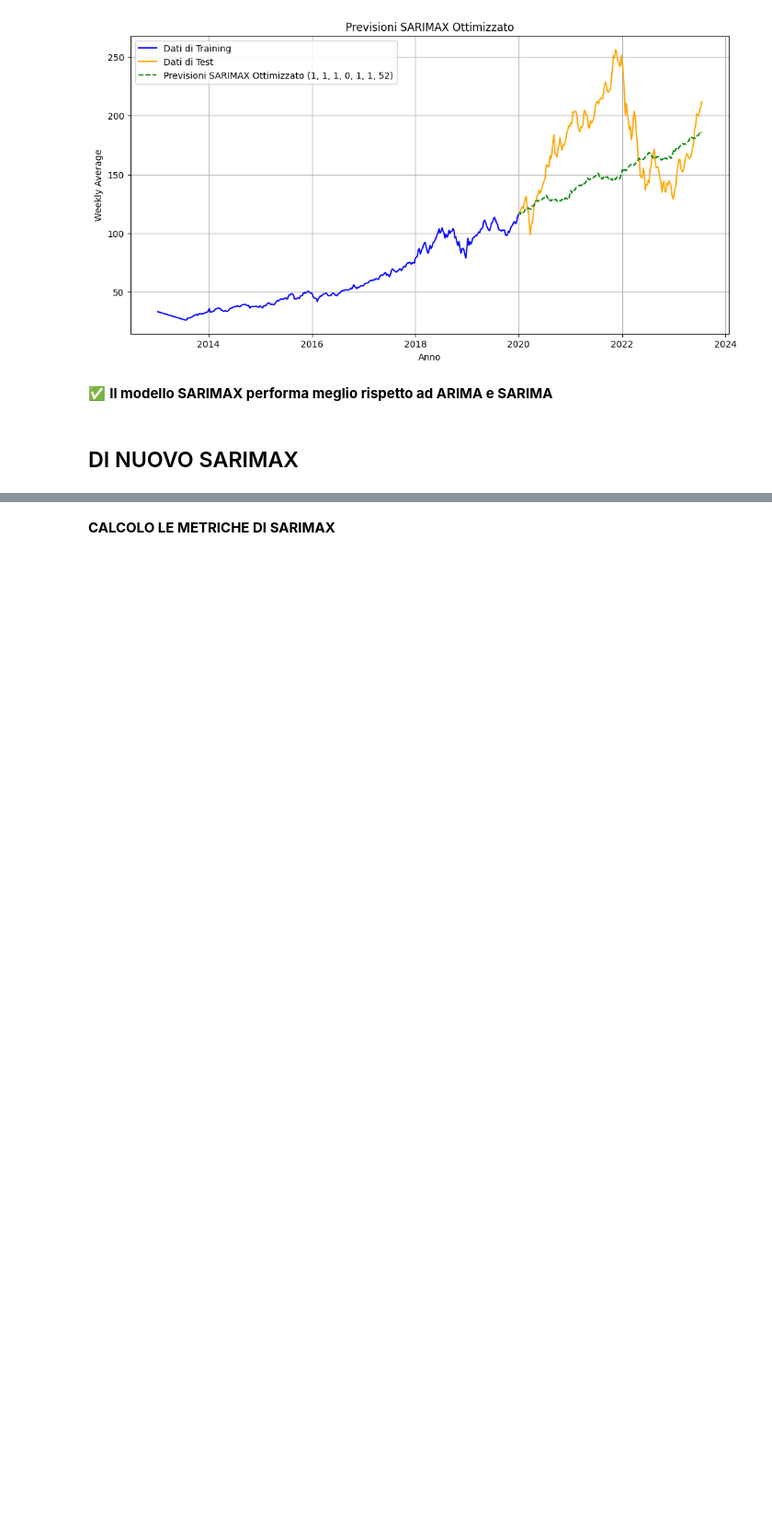
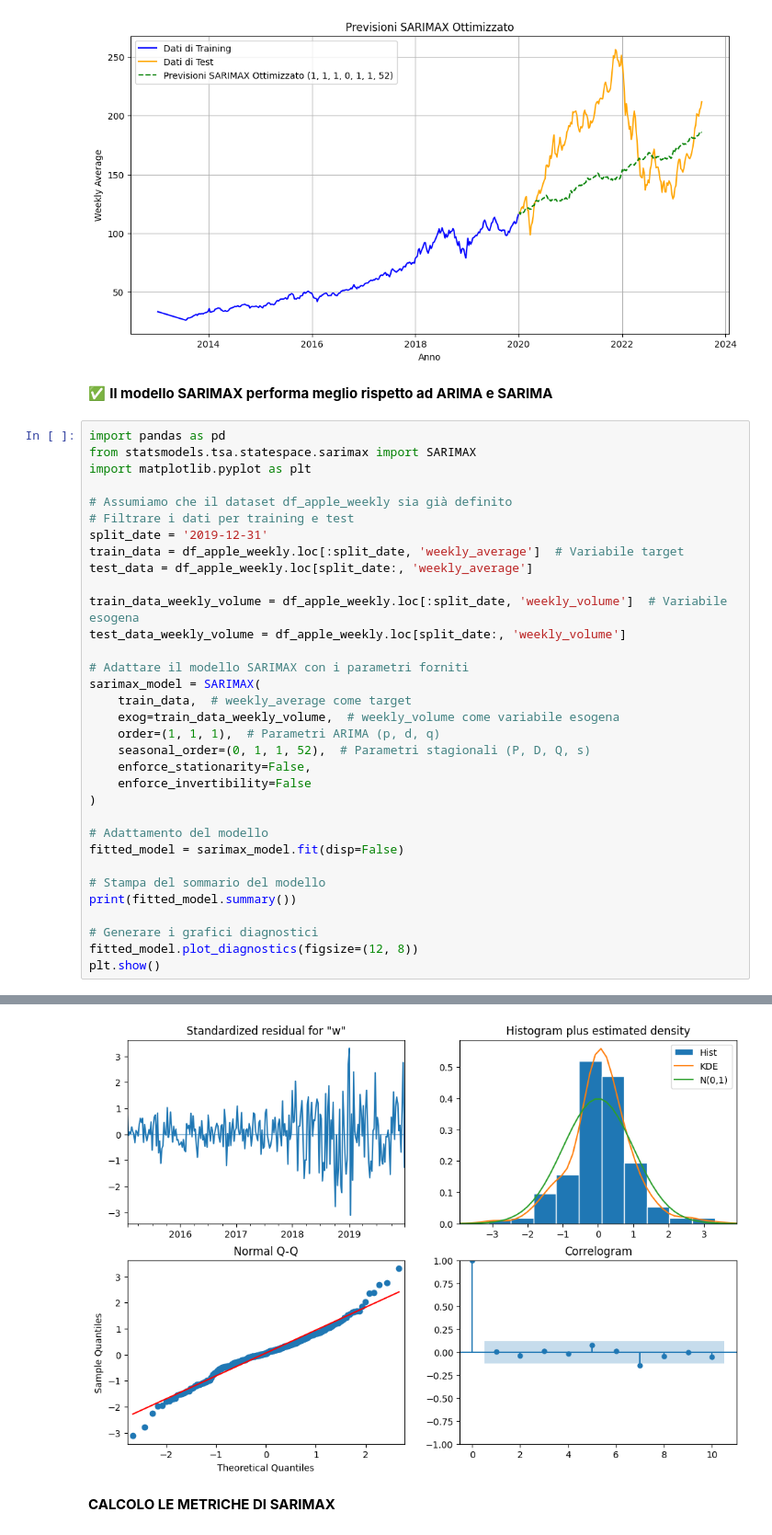
Before and after one commit to diegosantarelli/Data_science_2024, a Jupyter notebook: DS_Python/Stock_market.ipynb, the cells around one changed output, grey strips where cells are left out. Shown at 92% size. Saved outputs shown, nothing was run; the diff lists cells and outputs as text; blank space fills up the shorter version.

```diff
--- a/DS_Python/Stock_market.ipynb
+++ b/DS_Python/Stock_market.ipynb
@@ -954,5 +924,37 @@ RMSE del modello ottimizzato: 45.31
 [figure]
 # %% [markdown]
 ✅ **Il modello SARIMAX performa meglio rispetto ad ARIMA e SARIMA**
-# %% [markdown]
-## DI NUOVO SARIMAX
+# %%
+import pandas as pd
+from statsmodels.tsa.statespace.sarimax import SARIMAX
+import matplotlib.pyplot as plt
+
+# Assumiamo che il dataset df_apple_weekly sia già definito
+# Filtrare i dati per training e test
+split_date = '2019-12-31'
+train_data = df_apple_weekly.loc[:split_date, 'weekly_average']  # Variabile target
+test_data = df_apple_weekly.loc[split_date:, 'weekly_average']
+
+train_data_weekly_volume = df_apple_weekly.loc[:split_date, 'weekly_volume']  # Variabile esogena
+test_data_weekly_volume = df_apple_weekly.loc[split_date:, 'weekly_volume']
+
+# Adattare il modello SARIMAX con i parametri forniti
+sarimax_model = SARIMAX(
+    train_data,  # weekly_average come target
+    exog=train_data_weekly_volume,  # weekly_volume come variabile esogena
+    order=(1, 1, 1),  # Parametri ARIMA (p, d, q)
+    seasonal_order=(0, 1, 1, 52),  # Parametri stagionali (P, D, Q, s)
+    enforce_stationarity=False,
+    enforce_invertibility=False
+)
+
+# Adattamento del modello
+fitted_model = sarimax_model.fit(disp=False)
+
+# Stampa del sommario del modello
+print(fitted_model.summary())
+
+# Generare i grafici diagnostici
+fitted_model.plot_diagnostics(figsize=(12, 8))
+plt.show()
+# %% [output]
@@ -959,3 +978,4 @@ RMSE del modello ottimizzato: 45.31
+[figure, added]
 # %% [markdown]
 **CALCOLO LE METRICHE DI SARIMAX**
 # %%
```
Also changed, not shown: parts of 9 cells of this notebook.
